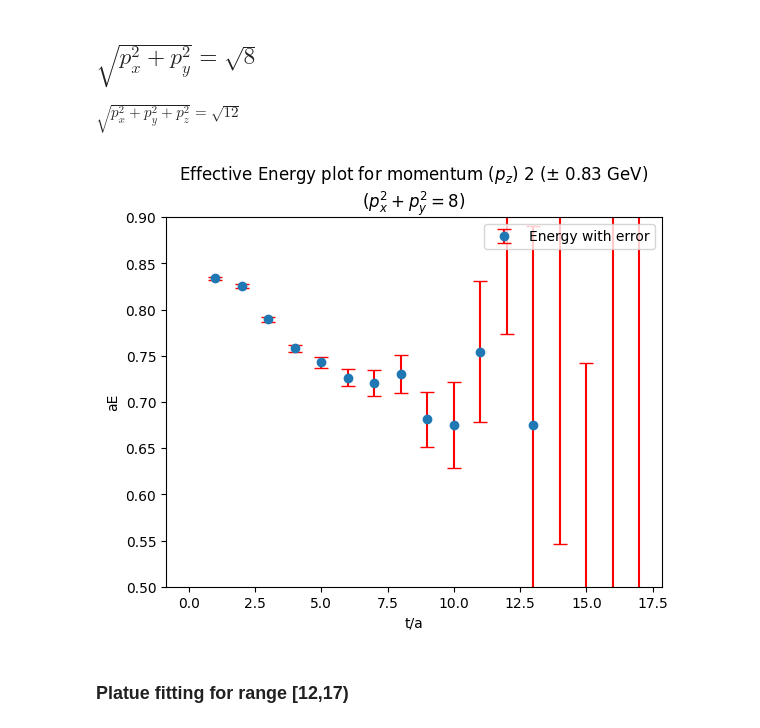
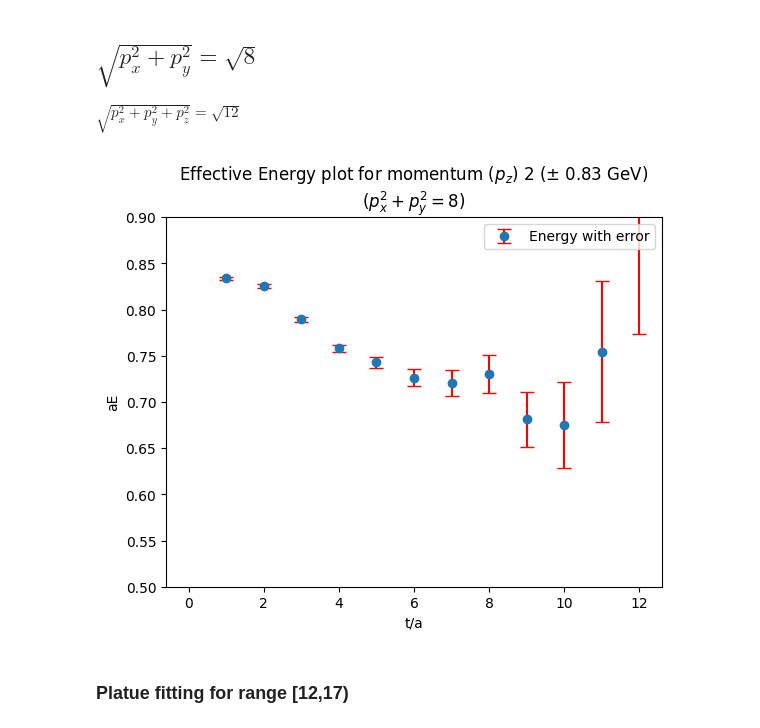
Before and after one commit to Nirban-A/The-energy-spectrum-of-the-kaon-from-Lattice-QCD, a Jupyter notebook: Analysis2.ipynb, the cells around one changed output. Cells and saved outputs as stored; diff of their text form; code cells hidden in the pictures.

```diff
--- a/Analysis2.ipynb
+++ b/Analysis2.ipynb
@@ -759,16 +759,16 @@ raw_data_p2=read_files(base_dir_p2,momentum)
 # %%
 (Energy_p2,Energy_error_p2, E_bins_p2)=jk(raw_data_p2)
 # %%
-n=20
+n=13
 plt.title("Effective Energy plot for momentum ($p_z$) 2 (\u00B1 0.83 GeV)\n($p_x^2+p_y^2=8$)")
 plt.errorbar(np.arange(len(Energy_p2[:n])),Energy_p2[:n],yerr=Energy_error_p2[:n],fmt='o', ecolor='r', capsize=5,label="Energy with error")
 plt.legend(loc="upper right")
 plt.ylim(0.5,0.9)
 plt.xlabel("t/a")
 plt.ylabel("aE")
 plt.show()
 # %% [output]
-[figure, old version]
+[figure, new version]
 # %% [markdown]
 ### Platue fitting for range [12,17)
 # %%
```
Also changed, not shown: parts of 16 cells of this notebook.
